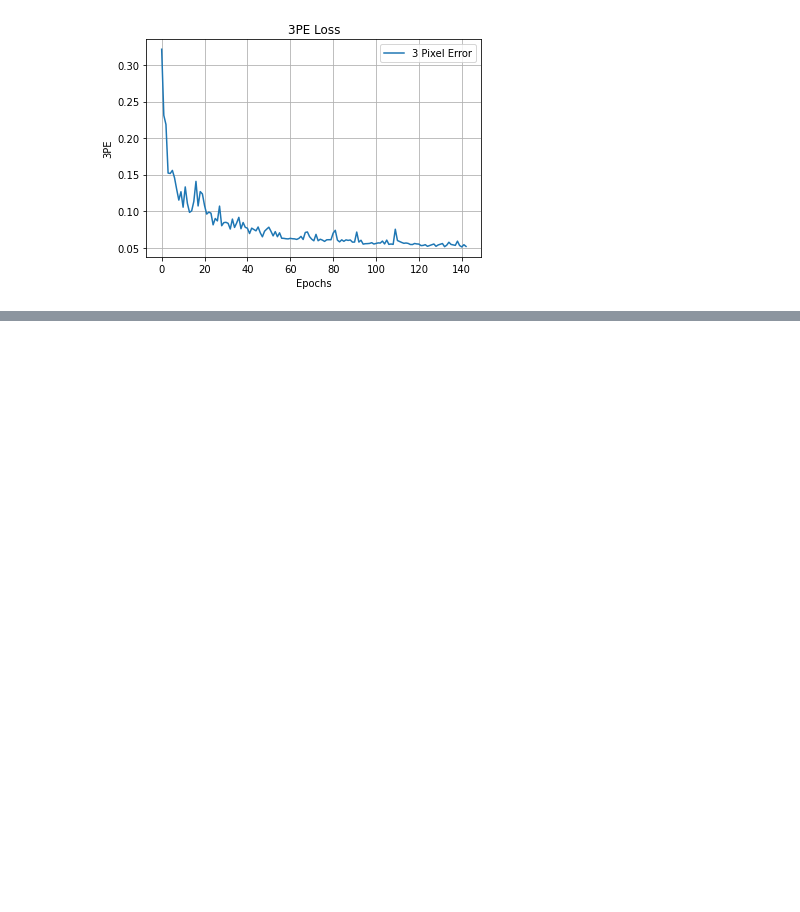
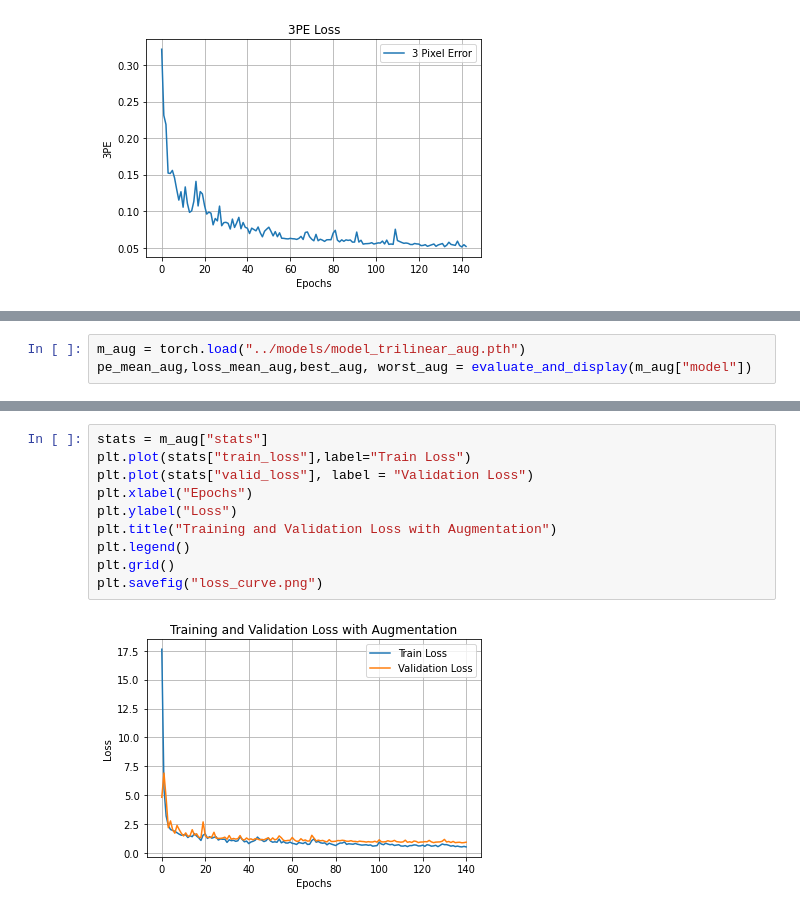
Before and after one commit to sanket-pixel/stereo-depth, a Jupyter notebook: src/notebooks/Stereo Depth Estimation.ipynb, the cells around one changed output, grey strips where cells are left out. Drawn from its saved outputs; the diff is of its cells as text; blank space fills up the shorter version.

```diff
--- a/src/notebooks/Stereo Depth Estimation.ipynb
+++ b/src/notebooks/Stereo Depth Estimation.ipynb
@@ -147,0 +158,3 @@ plt.show()
+# %%
+m_aug = torch.load("../models/model_trilinear_aug.pth")
+pe_mean_aug,loss_mean_aug,best_aug, worst_aug = evaluate_and_display(m_aug["model"])
@@ -147,0 +170,12 @@ plt.show()
+# %%
+stats = m_aug["stats"]
+plt.plot(stats["train_loss"],label="Train Loss")
+plt.plot(stats["valid_loss"], label = "Validation Loss")
+plt.xlabel("Epochs")
+plt.ylabel("Loss")
+plt.title("Training and Validation Loss with Augmentation")
+plt.legend()
+plt.grid()
+plt.savefig("loss_curve.png")
+# %% [output]
+[figure, added]
```
Also changed, not shown: parts of 13 cells of this notebook, 10 other files.
